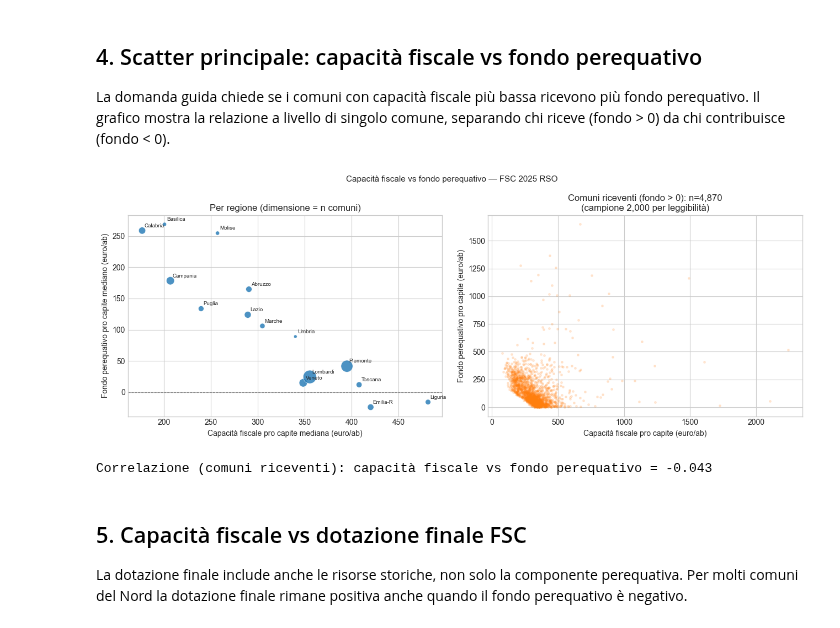
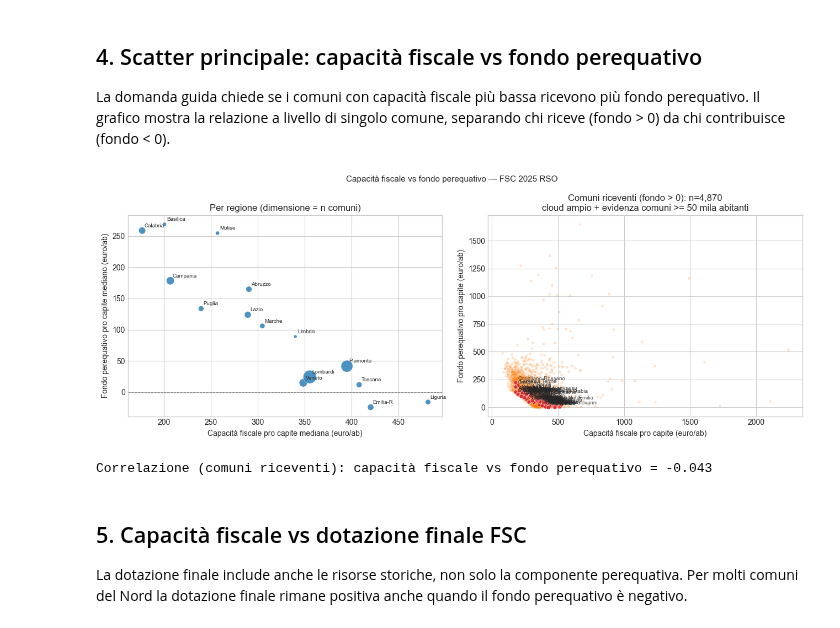
Before and after one commit to dataciviclab/dataciviclab, a Jupyter notebook: analisi/opencivitas-fsc-rso/notebooks/opencivitas_fsc_rso_v1.ipynb, the cells around one changed output. Drawn from its saved outputs; the diff is of its cells as text; code cells hidden in the pictures.

Commit message:
feat(opencivitas-fsc-rso): evidenzia comuni grandi nella scatter

```diff
--- a/analisi/opencivitas-fsc-rso/notebooks/opencivitas_fsc_rso_v1.ipynb
+++ b/analisi/opencivitas-fsc-rso/notebooks/opencivitas_fsc_rso_v1.ipynb
@@ -189,35 +189,54 @@ for _, row in reg.iterrows():
         row.name.title()[:8],
         (row['mediana_cap_fiscale'], row['mediana_fondo_perequativo']),
         fontsize=7, ha='left', va='bottom', xytext=(3, 3), textcoords='offset points'
     )
 ax.set_xlabel('Capacità fiscale pro capite mediana (euro/ab)')
 ax.set_ylabel('Fondo perequativo pro capite mediano (euro/ab)')
 ax.set_title('Per regione (dimensione = n comuni)')
 
 # --- Destra: singoli comuni, solo quelli con fondo > 0 (riceventi) ---
 ax = axes[1]
 riceventi = df[df['fondo_perequativo_procapite'] > 0]
 # Campiona per leggibilità
 sample = riceventi.sample(min(2000, len(riceventi)), random_state=42)
+grandi_riceventi = riceventi[riceventi['popolazione'] >= 50_000].copy()
 ax.scatter(
     sample['capacita_fiscale_procapite'],
     sample['fondo_perequativo_procapite'],
     alpha=0.15,
     s=6,
     color='tab:orange',
 )
+ax.scatter(
+    grandi_riceventi['capacita_fiscale_procapite'],
+    grandi_riceventi['fondo_perequativo_procapite'],
+    alpha=0.9,
+    s=26,
+    color='tab:red',
+    edgecolors='white',
+    linewidths=0.4,
+)
+for _, row in grandi_riceventi.iterrows():
+    ax.annotate(
+        row['comune'].title(),
+        (row['capacita_fiscale_procapite'], row['fondo_perequativo_procapite']),
+        xytext=(3, 3),
+        textcoords='offset points',
+        fontsize=7,
+        alpha=0.85,
+    )
 ax.set_xlabel('Capacità fiscale pro capite (euro/ab)')
 ax.set_ylabel('Fondo perequativo pro capite (euro/ab)')
-ax.set_title(f'Comuni riceventi (fondo > 0): n={len(riceventi):,}\n(campione {len(sample):,} per leggibilità)')
+ax.set_title(f'Comuni riceventi (fondo > 0): n={len(riceventi):,}\ncloud ampio + evidenza comuni >= 50 mila abitanti')
 
 fig.suptitle('Capacità fiscale vs fondo perequativo — FSC 2025 RSO', fontsize=11)
 plt.tight_layout()
 plt.show()
 
 corr = riceventi['capacita_fiscale_procapite'].corr(riceventi['fondo_perequativo_procapite'])
 print(f"Correlazione (comuni riceventi): capacità fiscale vs fondo perequativo = {corr:.3f}")
 # %% [output]
-[figure, old version]
+[figure, new version]
 Correlazione (comuni riceventi): capacità fiscale vs fondo perequativo = -0.043
 # %% [markdown]
 ## 5. Capacità fiscale vs dotazione finale FSC
```
